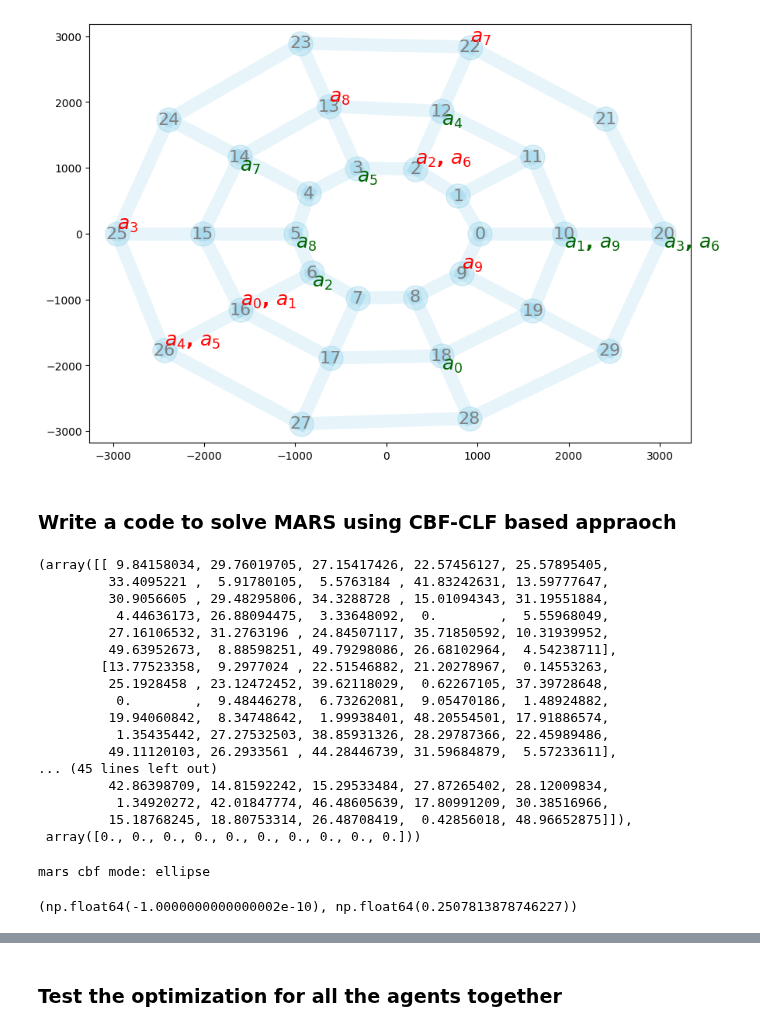
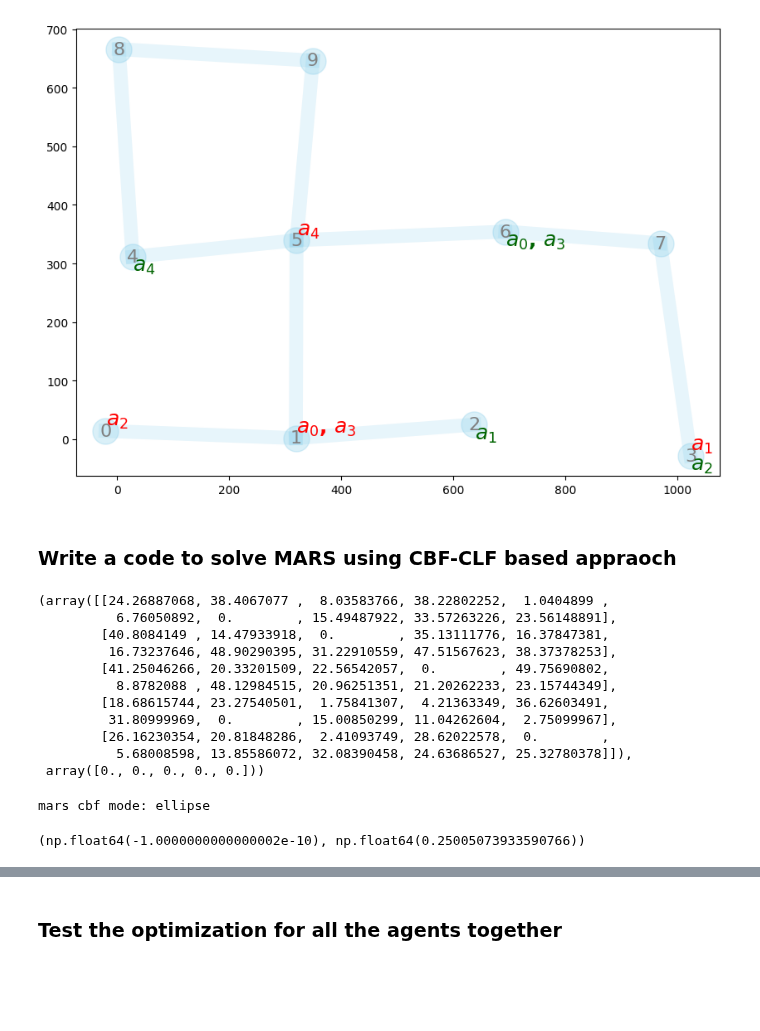
Before and after one commit to dt-1729/ULI_NASA, a Jupyter notebook: UTM_scheduling_and_routing/main.ipynb, the cells around one changed output, grey strips where cells are left out. Cells and saved outputs as stored; diff of their text form; code cells hidden in the pictures; blank space fills up the shorter version.

```diff
--- a/UTM_scheduling_and_routing/main.ipynb
+++ b/UTM_scheduling_and_routing/main.ipynb
@@ -15,8 +15,8 @@ importlib.reload(createEnv)
 importlib.reload(supporting_functions)
 
 # generate waypoints and the adjacency matrix
-n_waypoints = 30
-n_agents = 10
+n_waypoints = 10
+n_agents = 5
 tolArray = np.random.uniform(10.0, 10.0, n_waypoints)
 
 # Grid network parameters
@@ -24,7 +24,7 @@ grid_params = {
     'type':'grid',
     'n_points':n_waypoints,
     'grid_size':1000,
-    'noise_factor':5
+    'noise_factor':30
 }
 
 # Ring network parameters
@@ -42,41 +42,48 @@ ring_params = {
 ca_cbf_el = {
     'mode':'ellipse',
     'major_axis':1e-3*tolArray,
-    'minor_axis':1e-4*tolArray
+    'minor_axis':1e-4*tolArray,
+    'degree':2
 }
 
 # linear cbf mode
 ca_cbf_lin = {
     'mode':'linear',
     'eps':1e-4*tolArray,
     'eta':0
 }
 
+# cost mode options
+cost_mode = 'sum' # 'slowest'
+lm = 1 # for slowest
+
 # create a mars environment
 mars = createEnv.MARS(
     n_waypoints,
     n_agents,
     tolArray,
-    ring_params,
-    seed=13,
+    grid_params,
+    seed=12,
     offset_energy=1,
     stagewiseCostCoeffs=np.array([1.0, 100.0, 1.0]),
     selfHop=0,
     ca_cbf=ca_cbf_lin,
+    cost_mode=cost_mode,
+    lm = lm,
     printFlag=False)
 
 # mars visualization
 cmap = plt.get_cmap('tab20')
 agent_colors = {a: cmap(i / mars.n_agents) for i, a in enumerate(range(mars.n_agents))}
 createEnv.plotNetwork(mars=mars, figuresize=(10,7), routes=[], agent_colors=agent_colors, showEdgeLength=False)
 
 # agent visualization
 # show_graph=0
 # if show_graph:
 #     for i,v in enumerate(mars.agents):
 #         v.showGraph(mars.wp_locations, mars.dist_mat, mars.mask, mars.sched_mat[i,:], figuresize=(10,5), showEdgeTimeLim=True)
 # %% [output]
-[figure, old version]
+[figure, new version]
 # %% [markdown]
 ### Write a code to solve MARS using CBF-CLF based appraoch
 # %%
@@ -116,20 +123,14 @@ optimizer = {
 # %%
 T0, mars.start_times
 # %% [output]
-(array([[ 9.84158034, 29.76019705, 27.15417426, 22.57456127, 25.57895405,
-         33.4095221 ,  5.91780105,  5.5763184 , 41.83242631, 13.59777647,
-         30.9056605 , 29.48295806, 34.3288728 , 15.01094343, 31.19551884,
-          4.44636173, 26.88094475,  3.33648092,  0.        ,  5.55968049,
-         27.16106532, 31.2763196 , 24.84507117, 35.71850592, 10.31939952,
-         49.63952673,  8.88598251, 49.79298086, 26.68102964,  4.54238711],
-        [13.77523358,  9.2977024 , 22.51546882, 21.20278967,  0.14553263,
-         25.1928458 , 23.12472452, 39.62118029,  0.62267105, 37.39728648,
-          0.        ,  9.48446278,  6.73262081,  9.05470186,  1.48924882,
-         19.94060842,  8.34748642,  1.99938401, 48.20554501, 17.91886574,
-          1.35435442, 27.27532503, 38.85931326, 28.29787366, 22.45989486,
-         49.11120103, 26.2933561 , 44.28446739, 31.59684879,  5.57233611],
-... (45 lines left out)
-         42.86398709, 14.81592242, 15.29533484, 27.87265402, 28.12009834,
-          1.34920272, 42.01847774, 46.48605639, 17.80991209, 30.38516966,
-         15.18768245, 18.80753314, 26.48708419,  0.42856018, 48.96652875]]),
- array([0., 0., 0., 0., 0., 0., 0., 0., 0., 0.]))
+(array([[24.26887068, 38.4067077 ,  8.03583766, 38.22802252,  1.0404899 ,
+          6.76050892,  0.        , 15.49487922, 33.57263226, 23.56148891],
+        [40.8084149 , 14.47933918,  0.        , 35.13111776, 16.37847381,
+         16.73237646, 48.90290395, 31.22910559, 47.51567623, 38.37378253],
+        [41.25046266, 20.33201509, 22.56542057,  0.        , 49.75690802,
+          8.8782088 , 48.12984515, 20.96251351, 21.20262233, 23.15744349],
+        [18.68615744, 23.27540501,  1.75841307,  4.21363349, 36.62603491,
+         31.80999969,  0.        , 15.00850299, 11.04262604,  2.75099967],
+        [26.16230354, 20.81848286,  2.41093749, 28.62022578,  0.        ,
+          5.68008598, 13.85586072, 32.08390458, 24.63686527, 25.32780378]]),
+ array([0., 0., 0., 0., 0.]))
@@ -141,7 +146,7 @@ H0, GradH0 = mars.CBF_waypoints(T0, range(mars.n_waypoints), returnGrad=True)
 np.min(H0), np.max(H0)
 # %% [output]
 mars cbf mode: ellipse
-(np.float64(-1.0000000000000002e-10), np.float64(0.2507813878746227))
+(np.float64(-1.0000000000000002e-10), np.float64(0.25005073933590766))
 # %%
 
 active_waypoints = range(mars.n_waypoints)
```
Also changed, not shown: parts of 3 cells of this notebook, 3 other files.
